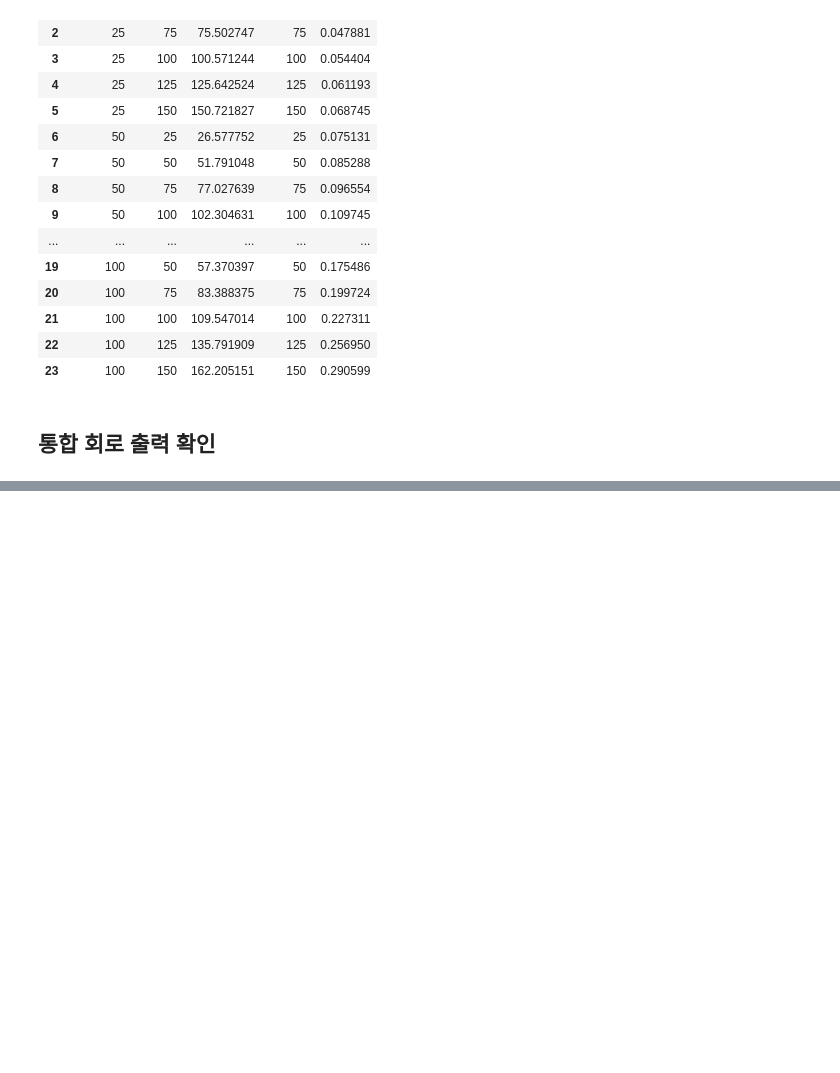
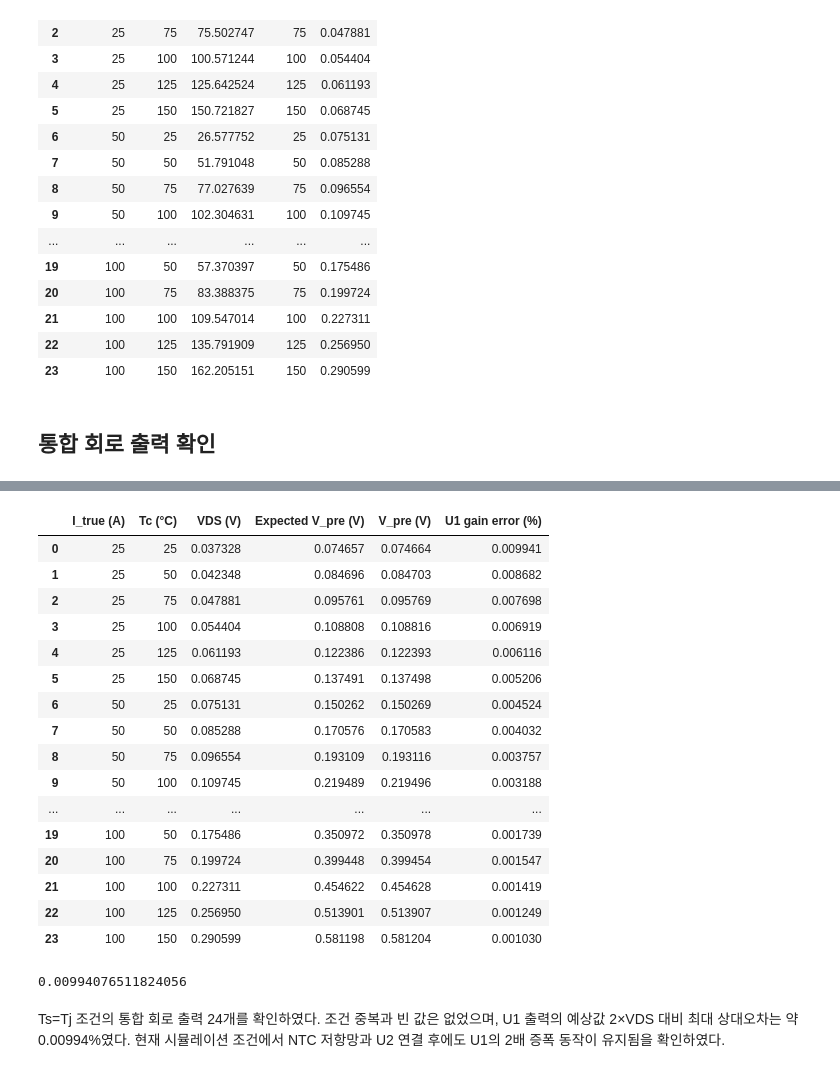
Before and after one commit to insu5177/temperature-compensated-mosfet-current-sensing, a Jupyter notebook: notebooks/04_integrated_sensing_validation.ipynb, the cells around one changed output, grey strips where cells are left out. Cells and saved outputs as stored; diff of their text form; code cells hidden in the pictures; blank space fills up the shorter version.

Commit message:
Validate integrated circuit outputs under matched sensor temperature

```diff
--- a/notebooks/04_integrated_sensing_validation.ipynb
+++ b/notebooks/04_integrated_sensing_validation.ipynb
@@ -93,3 +93,9 @@ df_inputs_ts_tc.to_csv(
 )
 # %% [markdown]
 ## 통합 회로 출력 확인
+# %%
+df_integrated_results = pd.read_csv(
+    "../data/processed/integrated_24case_outputs.csv"
+)
+
+df_integrated_results.head()
@@ -95,0 +109,50 @@ df_inputs_ts_tc.to_csv(
+# %%
+df_integrated_check = df_integrated_results.copy()
+
+df_integrated_check["Expected V_pre (V)"] = (
+    2 * df_integrated_check["VDS (V)"]
+)
+
+df_integrated_check["U1 gain error (%)"] = (
+    (
+        df_integrated_check["V_pre (V)"]
+        - df_integrated_check["Expected V_pre (V)"]
+    )
+    / df_integrated_check["Expected V_pre (V)"]
+    * 100
+)
+
+df_integrated_check[
+    [
+        "I_true (A)",
+        "Tc (°C)",
+        "VDS (V)",
+        "Expected V_pre (V)",
+        "V_pre (V)",
+        "U1 gain error (%)"
+    ]
+]
+# %% [output]
+|  | I_true (A) | Tc (°C) | VDS (V) | Expected V_pre (V) | V_pre (V) | U1 gain error (%) |
+| 0 | 25 | 25 | 0.037328 | 0.074657 | 0.074664 | 0.009941 |
+| 1 | 25 | 50 | 0.042348 | 0.084696 | 0.084703 | 0.008682 |
+| 2 | 25 | 75 | 0.047881 | 0.095761 | 0.095769 | 0.007698 |
+| 3 | 25 | 100 | 0.054404 | 0.108808 | 0.108816 | 0.006919 |
+| 4 | 25 | 125 | 0.061193 | 0.122386 | 0.122393 | 0.006116 |
+| 5 | 25 | 150 | 0.068745 | 0.137491 | 0.137498 | 0.005206 |
+| 6 | 50 | 25 | 0.075131 | 0.150262 | 0.150269 | 0.004524 |
+| 7 | 50 | 50 | 0.085288 | 0.170576 | 0.170583 | 0.004032 |
+| 8 | 50 | 75 | 0.096554 | 0.193109 | 0.193116 | 0.003757 |
+| 9 | 50 | 100 | 0.109745 | 0.219489 | 0.219496 | 0.003188 |
+| ... | ... | ... | ... | ... | ... | ... |
+| 19 | 100 | 50 | 0.175486 | 0.350972 | 0.350978 | 0.001739 |
+| 20 | 100 | 75 | 0.199724 | 0.399448 | 0.399454 | 0.001547 |
+| 21 | 100 | 100 | 0.227311 | 0.454622 | 0.454628 | 0.001419 |
+| 22 | 100 | 125 | 0.256950 | 0.513901 | 0.513907 | 0.001249 |
+| 23 | 100 | 150 | 0.290599 | 0.581198 | 0.581204 | 0.001030 |
+# %%
+df_integrated_check["U1 gain error (%)"].abs().max()
+# %% [output]
+0.00994076511824056
+# %% [markdown]
+Ts=Tj 조건의 통합 회로 출력 24개를 확인하였다. 조건 중복과 빈 값은 없었으며, U1 출력의 예상값 2×VDS 대비 최대 상대오차는 약 0.00994%였다. 현재 시뮬레이션 조건에서 NTC 저항망과 U2 연결 후에도 U1의 2배 증폭 동작이 유지됨을 확인하였다.
```
Also changed, not shown: parts of 1 cell of this notebook.
